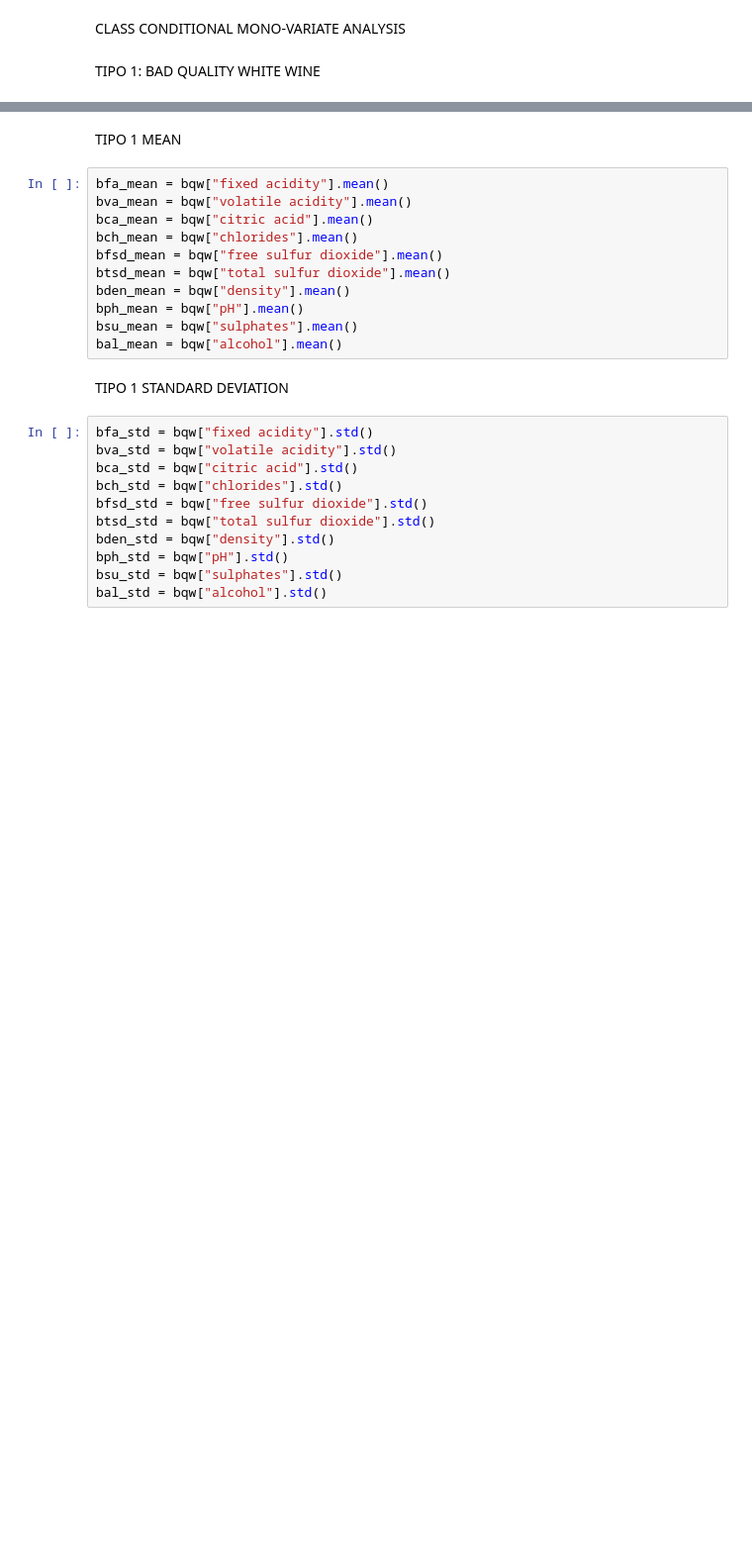
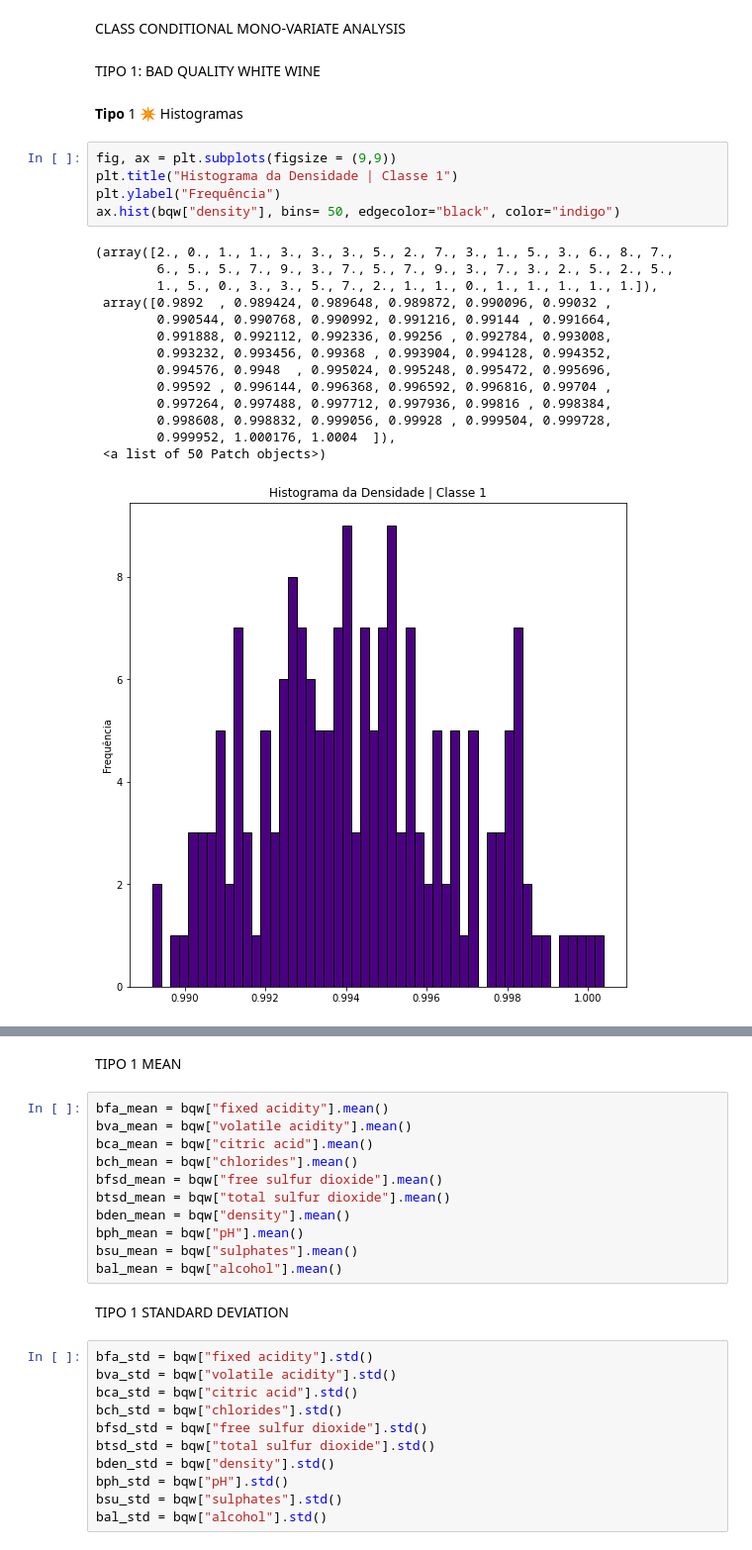
Before and after one commit to Arthurpbezerra/IcaHomework1, a Jupyter notebook: vinho.ipynb, the cells around one changed output, grey strips where cells are left out. Shown: that part at 99% size. Drawn from its saved outputs; the diff is of its cells as text; blank space fills up the shorter version.

Commit message:
Histogramas condicioanais de classe

```diff
--- a/vinho.ipynb
+++ b/vinho.ipynb
@@ -334,3 +346,25 @@ al_skew = vinho_b["alcohol"].skew()
 CLASS CONDITIONAL MONO-VARIATE ANALYSIS
 # %% [markdown]
 TIPO 1: BAD QUALITY WHITE WINE
+# %% [markdown]
+**Tipo** 1 ✴ Histogramas
+# %%
+fig, ax = plt.subplots(figsize = (9,9))
+plt.title("Histograma da Densidade | Classe 1")
+plt.ylabel("Frequência")
+ax.hist(bqw["density"], bins= 50, edgecolor="black", color="indigo")
+# %% [output]
+(array([2., 0., 1., 1., 3., 3., 3., 5., 2., 7., 3., 1., 5., 3., 6., 8., 7.,
+        6., 5., 5., 7., 9., 3., 7., 5., 7., 9., 3., 7., 3., 2., 5., 2., 5.,
+        1., 5., 0., 3., 3., 5., 7., 2., 1., 1., 0., 1., 1., 1., 1., 1.]),
+ array([0.9892  , 0.989424, 0.989648, 0.989872, 0.990096, 0.99032 ,
+        0.990544, 0.990768, 0.990992, 0.991216, 0.99144 , 0.991664,
+        0.991888, 0.992112, 0.992336, 0.99256 , 0.992784, 0.993008,
+        0.993232, 0.993456, 0.99368 , 0.993904, 0.994128, 0.994352,
+        0.994576, 0.9948  , 0.995024, 0.995248, 0.995472, 0.995696,
+        0.99592 , 0.996144, 0.996368, 0.996592, 0.996816, 0.99704 ,
+        0.997264, 0.997488, 0.997712, 0.997936, 0.99816 , 0.998384,
+        0.998608, 0.998832, 0.999056, 0.99928 , 0.999504, 0.999728,
+        0.999952, 1.000176, 1.0004  ]),
+ <a list of 50 Patch objects>)
+[figure, added]
```
Also changed, not shown: parts of 21 cells of this notebook.
